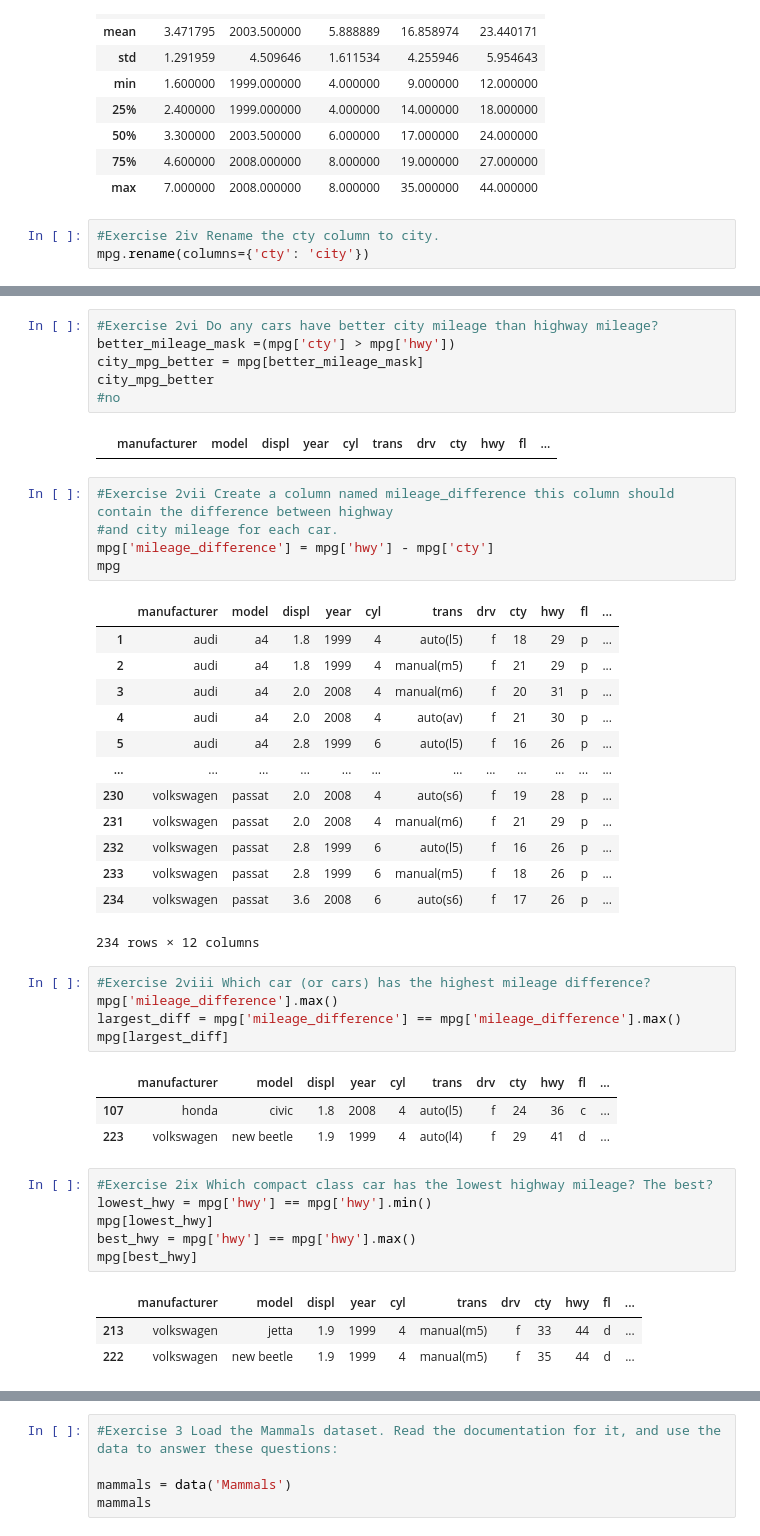
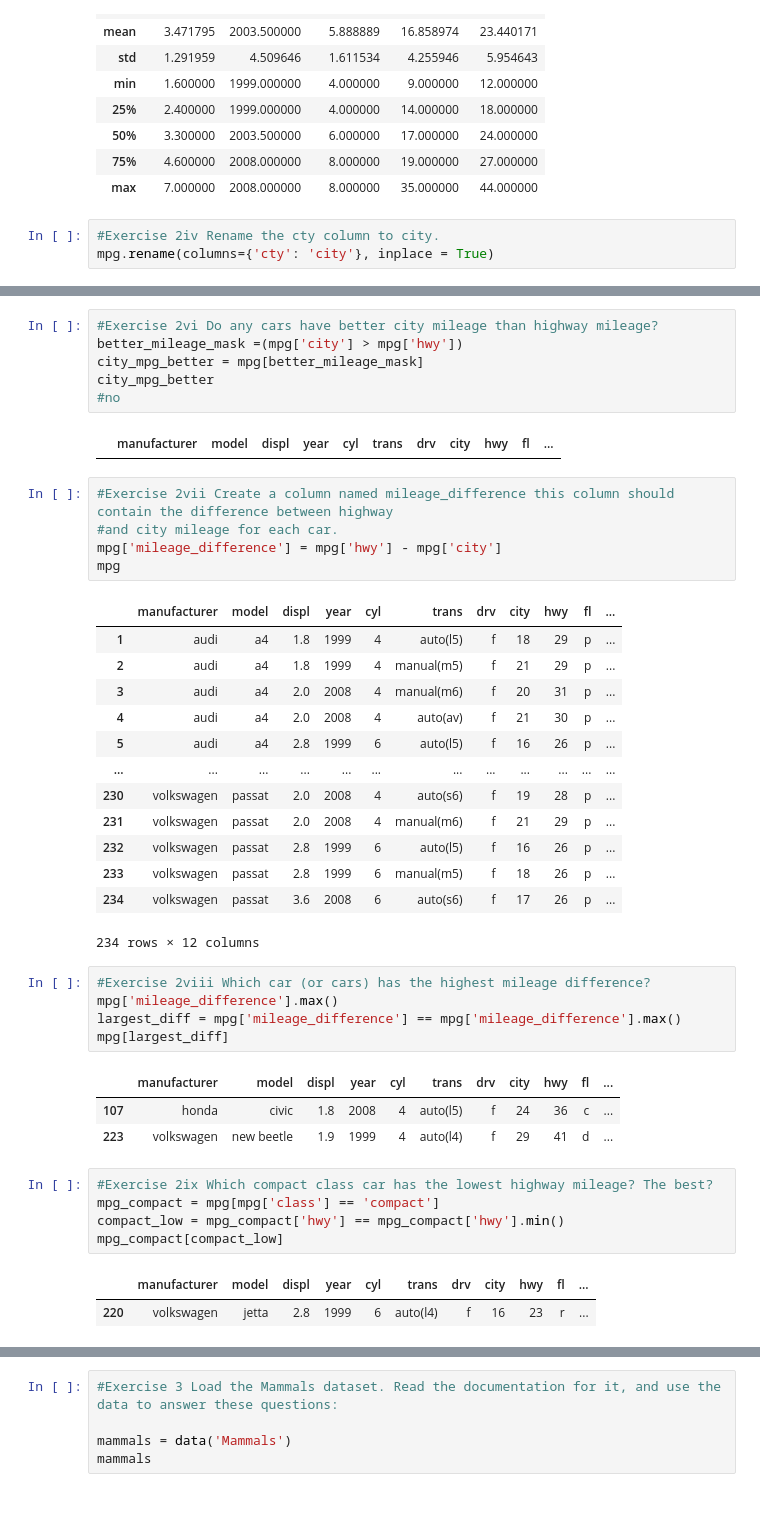
Before and after one commit to masonsherbondy/numpy-pandas-visualization-exercises, a Jupyter notebook: dataframes.ipynb, the cells around one changed output, grey strips where cells are left out. Saved outputs shown, nothing was run; the diff lists cells and outputs as text; blank space fills up the shorter version.

```diff
--- a/dataframes.ipynb
+++ b/dataframes.ipynb
@@ -206,4 +206,4 @@ memory usage: 21.9+ KB
 | max | 7.000000 | 2008.000000 | 8.000000 | 35.000000 | 44.000000 |
 # %%
 #Exercise 2iv Rename the cty column to city.
-mpg.rename(columns={'cty': 'city'})
+mpg.rename(columns={'cty': 'city'}, inplace = True)
@@ -240,19 +226,19 @@ mpg.rename(columns = {'hwy': 'highway'})
 234 rows × 11 columns
 # %%
 #Exercise 2vi Do any cars have better city mileage than highway mileage?
-better_mileage_mask =(mpg['cty'] > mpg['hwy'])
+better_mileage_mask =(mpg['city'] > mpg['hwy'])
 city_mpg_better = mpg[better_mileage_mask]
 city_mpg_better
 #no
 # %% [output]
-|  | manufacturer | model | displ | year | cyl | trans | drv | cty | hwy | fl | ... |
+|  | manufacturer | model | displ | year | cyl | trans | drv | city | hwy | fl | ... |
 # %%
 #Exercise 2vii Create a column named mileage_difference this column should contain the difference between highway
 #and city mileage for each car.
-mpg['mileage_difference'] = mpg['hwy'] - mpg['cty']
+mpg['mileage_difference'] = mpg['hwy'] - mpg['city']
 mpg
 # %% [output]
-|  | manufacturer | model | displ | year | cyl | trans | drv | cty | hwy | fl | ... |
+|  | manufacturer | model | displ | year | cyl | trans | drv | city | hwy | fl | ... |
 | 1 | audi | a4 | 1.8 | 1999 | 4 | auto(l5) | f | 18 | 29 | p | ... |
 | 2 | audi | a4 | 1.8 | 1999 | 4 | manual(m5) | f | 21 | 29 | p | ... |
 | 3 | audi | a4 | 2.0 | 2008 | 4 | manual(m6) | f | 20 | 31 | p | ... |
@@ -271,18 +257,16 @@ mpg['mileage_difference'].max()
 largest_diff = mpg['mileage_difference'] == mpg['mileage_difference'].max()
 mpg[largest_diff]
 # %% [output]
-|  | manufacturer | model | displ | year | cyl | trans | drv | cty | hwy | fl | ... |
+|  | manufacturer | model | displ | year | cyl | trans | drv | city | hwy | fl | ... |
 | 107 | honda | civic | 1.8 | 2008 | 4 | auto(l5) | f | 24 | 36 | c | ... |
 | 223 | volkswagen | new beetle | 1.9 | 1999 | 4 | auto(l4) | f | 29 | 41 | d | ... |
 # %%
 #Exercise 2ix Which compact class car has the lowest highway mileage? The best?
-lowest_hwy = mpg['hwy'] == mpg['hwy'].min()
-mpg[lowest_hwy]
-best_hwy = mpg['hwy'] == mpg['hwy'].max()
-mpg[best_hwy]
+mpg_compact = mpg[mpg['class'] == 'compact']
+compact_low = mpg_compact['hwy'] == mpg_compact['hwy'].min()
+mpg_compact[compact_low]
 # %% [output]
-|  | manufacturer | model | displ | year | cyl | trans | drv | cty | hwy | fl | ... |
-| 213 | volkswagen | jetta | 1.9 | 1999 | 4 | manual(m5) | f | 33 | 44 | d | ... |
-| 222 | volkswagen | new beetle | 1.9 | 1999 | 4 | manual(m5) | f | 35 | 44 | d | ... |
+|  | manufacturer | model | displ | year | cyl | trans | drv | city | hwy | fl | ... |
+| 220 | volkswagen | jetta | 2.8 | 1999 | 6 | auto(l4) | f | 16 | 23 | r | ... |
 # %%
 #Exercise 2x Create a column named average_mileage that is the mean of the city and highway mileage.
```
Also changed, not shown: parts of 6 cells of this notebook.
